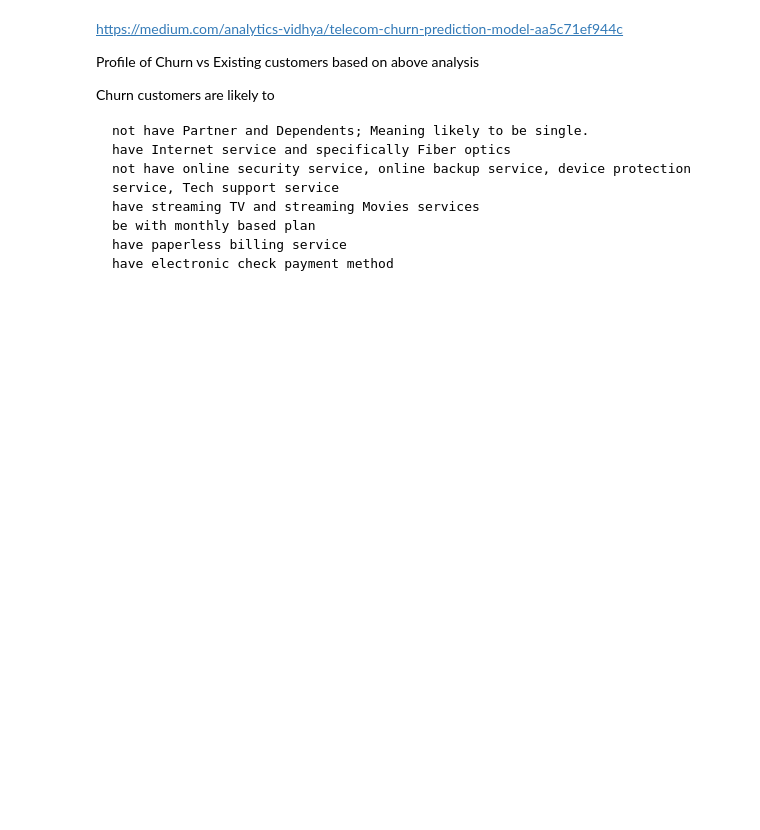
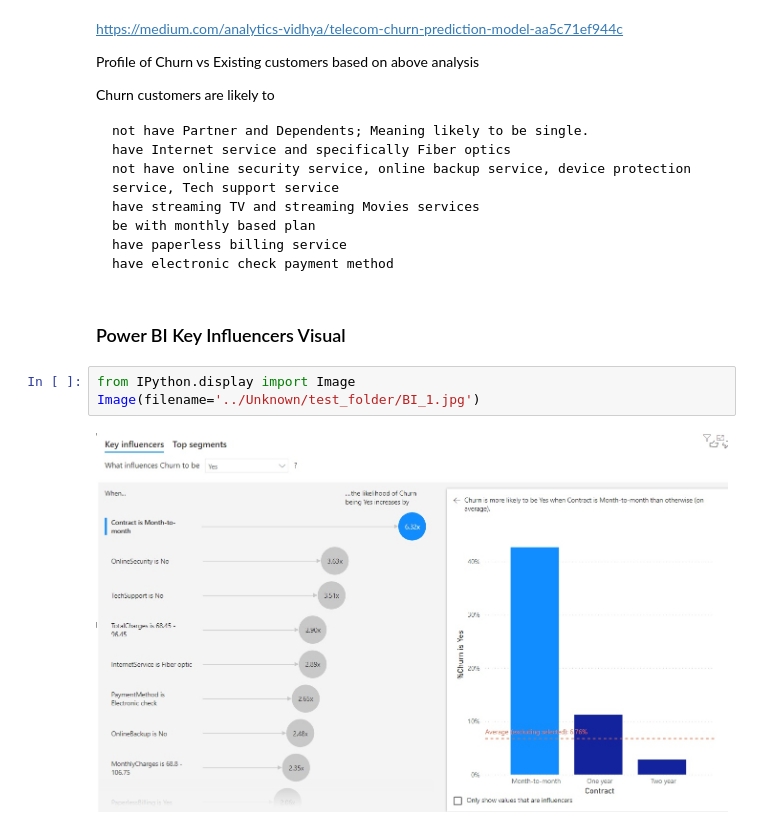
Before and after one commit to myscratchbooks/Python-and-R, a Jupyter notebook: Telco Churn EDA Analysis_in Python.ipynb, the cells around one changed output. Saved outputs shown, nothing was run; the diff lists cells and outputs as text; blank space fills up the shorter version.

```diff
--- a/Telco Churn EDA Analysis_in Python.ipynb
+++ b/Telco Churn EDA Analysis_in Python.ipynb
@@ -697,3 +709,10 @@ Churn customers are likely to
     be with monthly based plan
     have paperless billing service
     have electronic check payment method
+# %% [markdown]
+### Power BI Key Influencers Visual
+# %%
+from IPython.display import Image
+Image(filename='../Unknown/test_folder/BI_1.jpg')
+# %% [output]
+[figure, added]
```
Also changed, not shown: parts of 11 cells of this notebook.
